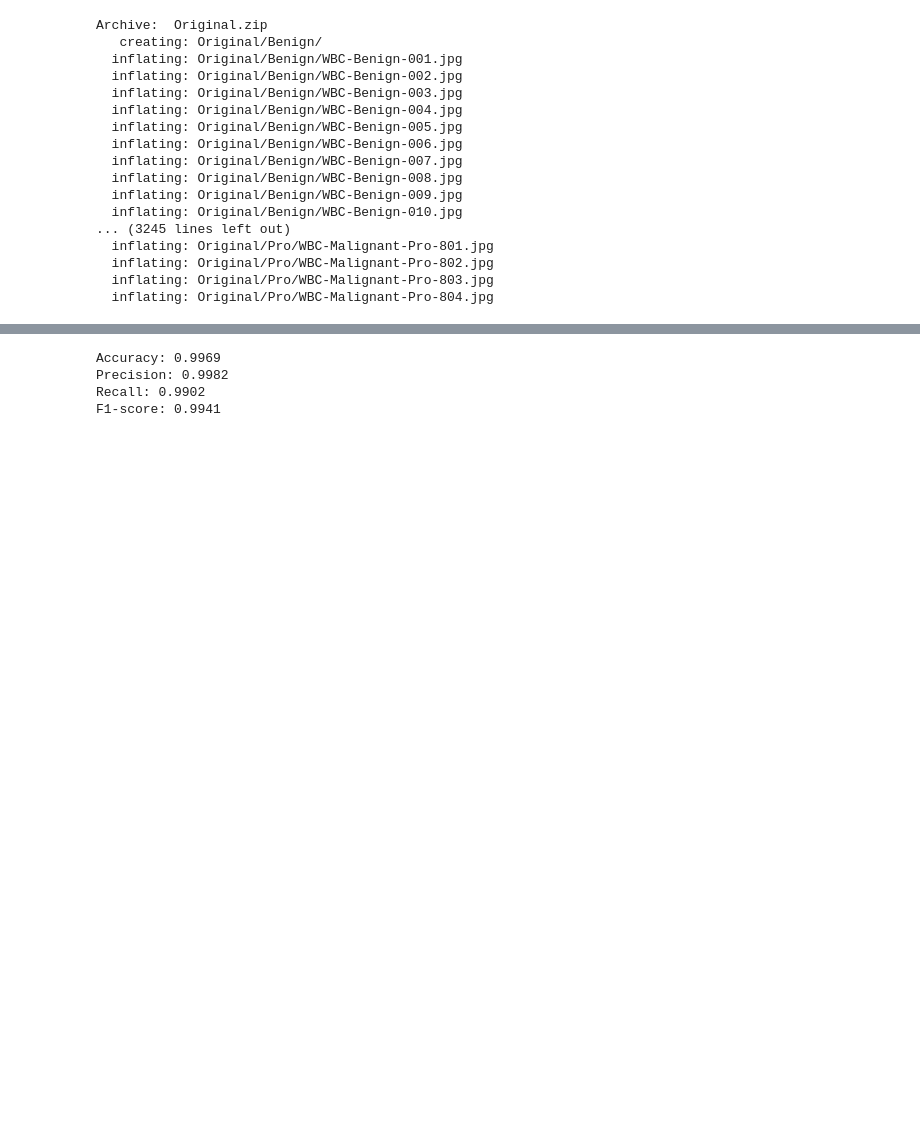
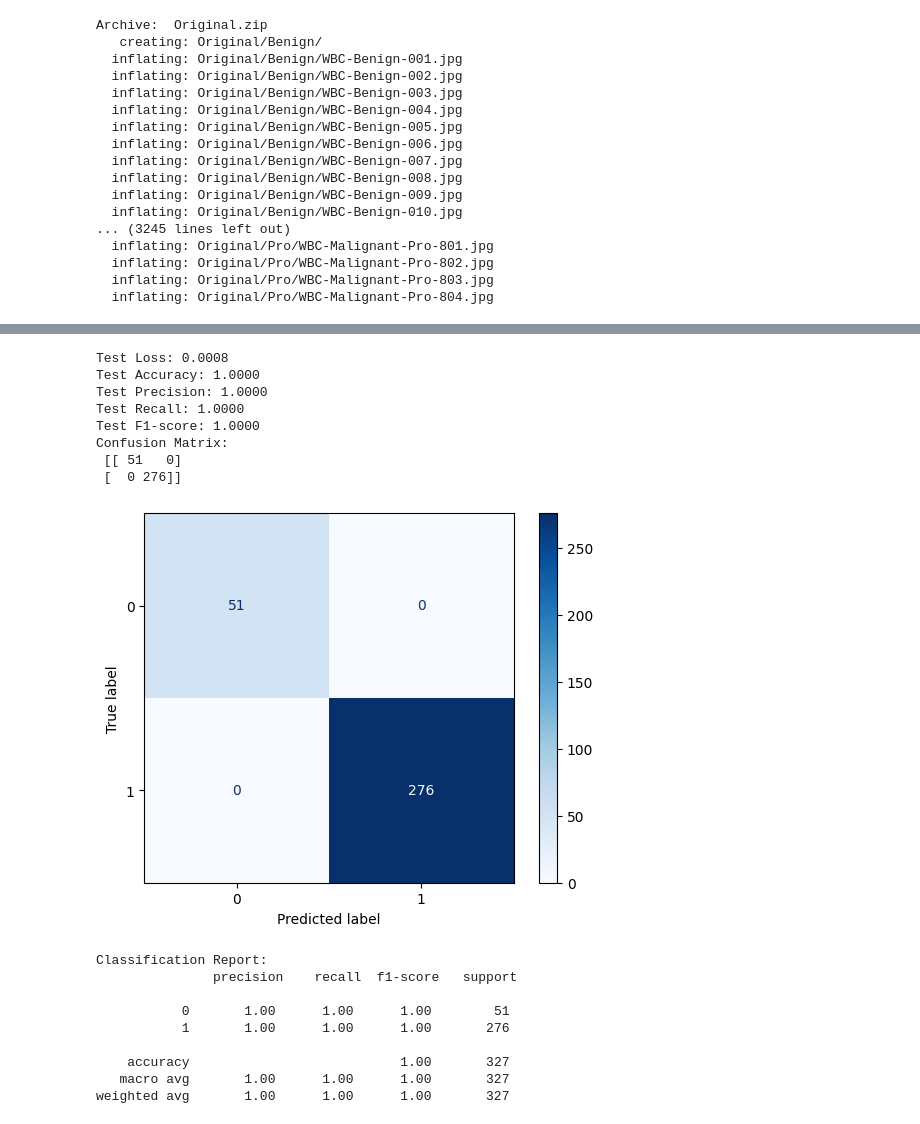
Before and after one commit to eshal26/Leukemia-classification, a Jupyter notebook: VGG16.ipynb, the cells around one changed output, grey strips where cells are left out. Cells and saved outputs as stored; diff of their text form; code cells hidden in the pictures; blank space fills up the shorter version.

```diff
--- a/VGG16.ipynb
+++ b/VGG16.ipynb
@@ -216,43 +217,73 @@ val Loss: 0.0077 Acc: 1.0000 Precision: 1.0000 Recall: 1.0000 F1-score: 1.0000
 # %%
-from sklearn.metrics import precision_score, recall_score, f1_score
 
-def evaluate_model(model, dataloader, device):
+import numpy as np
+import matplotlib.pyplot as plt
+from sklearn.metrics import confusion_matrix, ConfusionMatrixDisplay, classification_report
+
+def evaluate_model_with_detailed_metrics(model, dataloader, criterion, device):
     model.eval()
-    correct = 0
-    total = 0
+    test_loss = 0.0
     all_labels = []
     all_preds = []
 
     with torch.no_grad():
         for inputs, labels in dataloader:
-            inputs = inputs.to(device)
-            labels = labels.to(device)
+            inputs, labels = inputs.to(device), labels.to(device)
+            outputs = model(inputs)
+            loss = criterion(outputs, labels)
+            test_loss += loss.item() * inputs.size(0)
 
-            outputs = model(inputs)
-            _, preds = torch.max(outputs, 1)
+            _, predicted = torch.max(outputs, 1)
+            all_labels.extend(labels.cpu().numpy())
+            all_preds.extend(predicted.cpu().numpy())
 
-            total += labels.size(0)
-            correct += (preds == labels).sum().item()
+    test_loss /= len(dataloader.dataset)
+    accuracy = accuracy_score(all_labels, all_preds)
+    precision = precision_score(all_labels, all_preds, average='weighted')
+    recall = recall_score(all_labels, all_preds, average='weighted')
+    f1 = f1_score(all_labels, all_preds, average='weighted')
 
-            all_labels.extend(labels.cpu().numpy())
-            all_preds.extend(preds.cpu().numpy())
+    print(f'Test Loss: {test_loss:.4f}')
+    print(f'Test Accuracy: {accuracy:.4f}')
+    print(f'Test Precision: {precision:.4f}')
+    print(f'Test Recall: {recall:.4f}')
+    print(f'Test F1-score: {f1:.4f}')
 
-    accuracy = correct / total
-    precision = precision_score(all_labels, all_preds, average='macro')
-    recall = recall_score(all_labels, all_preds, average='macro')
-    f1 = f1_score(all_labels, all_preds, average='macro')
+    # Compute confusion matrix
+    cm = confusion_matrix(all_labels, all_preds)
+    print("Confusion Matrix:\n", cm)
 
-    print(f'Accuracy: {accuracy:.4f}')
-    print(f'Precision: {precision:.4f}')
-    print(f'Recall: {recall:.4f}')
-    print(f'F1-score: {f1:.4f}')
+    # Plot confusion matrix
+    disp = ConfusionMatrixDisplay(confusion_matrix=cm)
+    disp.plot(cmap=plt.cm.Blues)
+    plt.show()
 
-evaluate_model(model_ft, dataloaders['test'], device)
+    # Print classification report
+    class_report = classification_report(all_labels, all_preds)
+    print("Classification Report:\n", class_report)
+
+    return test_loss, accuracy, precision, recall, f1, cm, class_report
+
+test_loss, test_accuracy, test_precision, test_recall, test_f1, cm, class_report = evaluate_model_with_detailed_metrics(model_ft, dataloaders['test'], criterion, device)
 # %% [output]
-Accuracy: 0.9969
-Precision: 0.9982
-Recall: 0.9902
-F1-score: 0.9941
+Test Loss: 0.0008
+Test Accuracy: 1.0000
+Test Precision: 1.0000
+Test Recall: 1.0000
+Test F1-score: 1.0000
+Confusion Matrix:
+ [[ 51   0]
+ [  0 276]]
+[figure, added]
+Classification Report:
+               precision    recall  f1-score   support
+
+           0       1.00      1.00      1.00        51
+           1       1.00      1.00      1.00       276
+
+    accuracy                           1.00       327
+   macro avg       1.00      1.00      1.00       327
+weighted avg       1.00      1.00      1.00       327
 # %%
 import matplotlib.pyplot as plt
 
```
Also changed, not shown: parts of 4 cells of this notebook.
